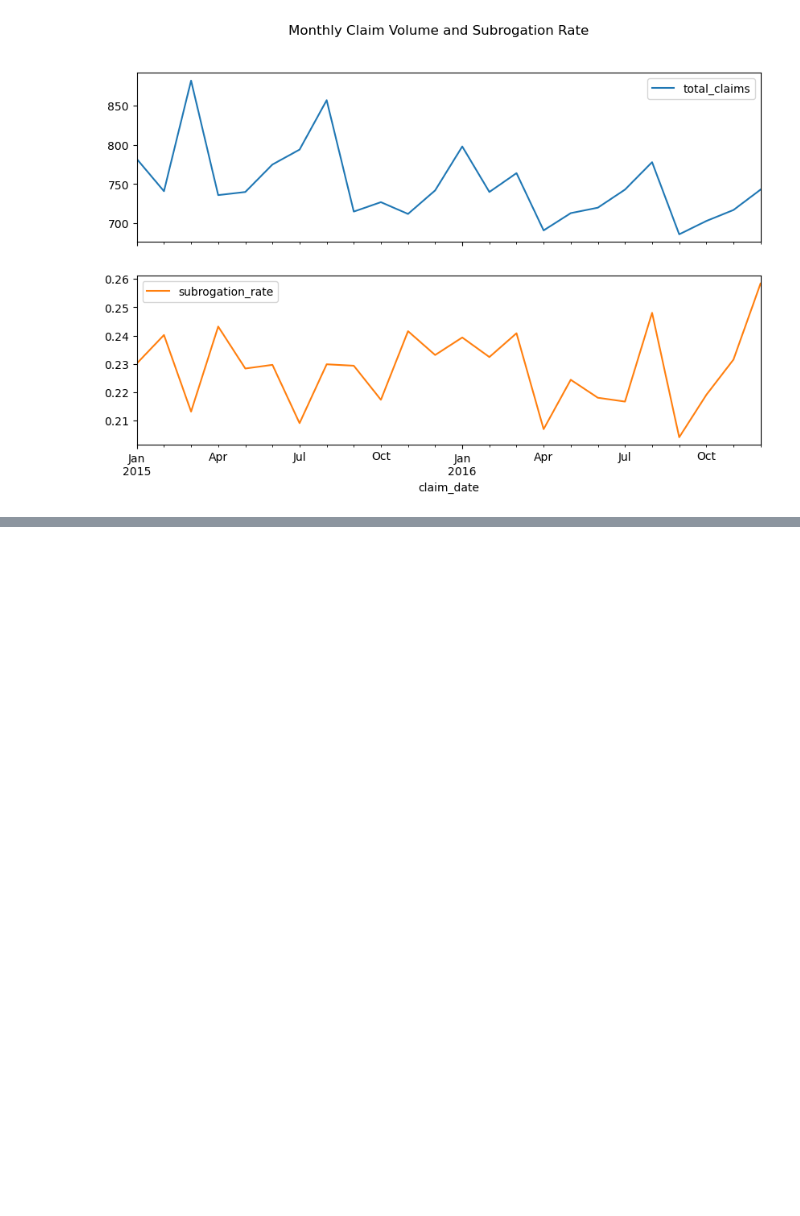
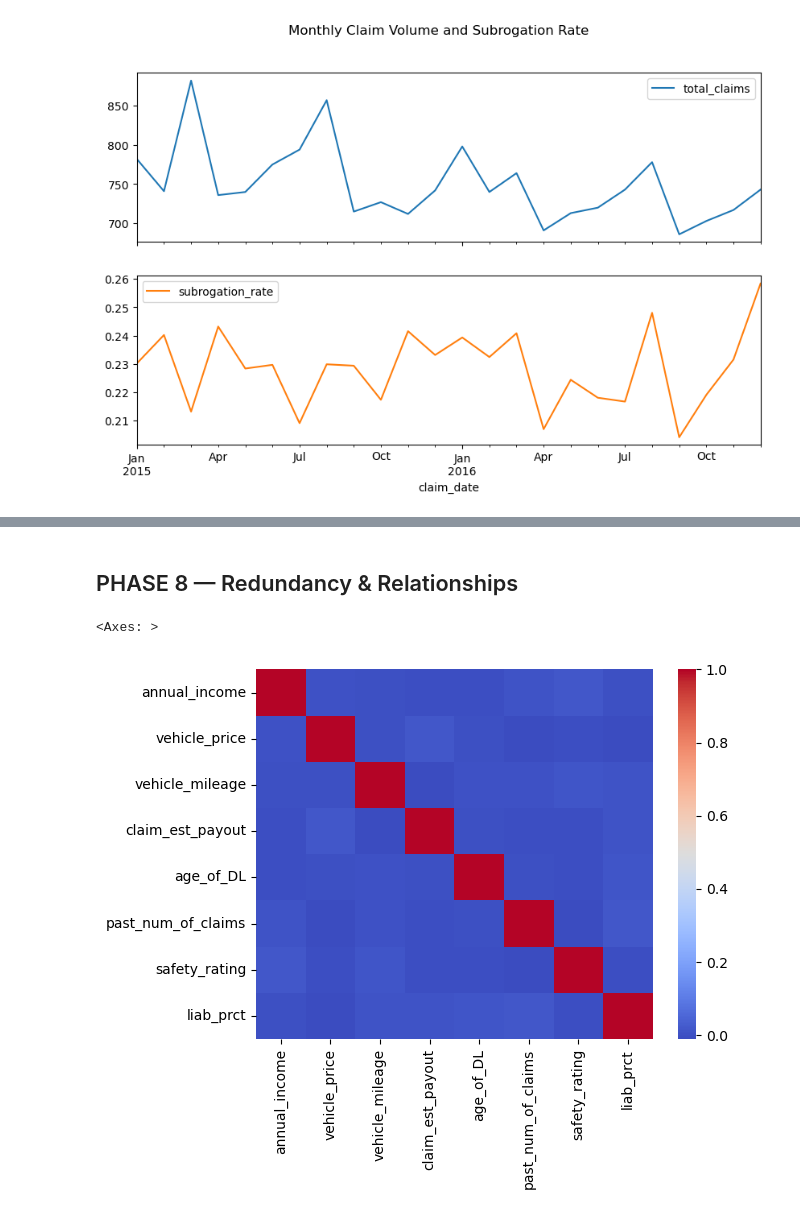
Before and after one commit to rwandashi/insurance-subrogation-prediction, a Jupyter notebook: notebooks/01_eda.ipynb, the cells around one changed output, grey strips where cells are left out. Cells and saved outputs as stored; diff of their text form; code cells hidden in the pictures; blank space fills up the shorter version.

```diff
--- a/notebooks/01_eda.ipynb
+++ b/notebooks/01_eda.ipynb
@@ -145,0 +578,7 @@ Exploratory analysis shows that liability percentage is the strongest numerical
+# %% [markdown]
+## PHASE 8 — Redundancy & Relationships
+# %%
+sns.heatmap(df[continuous_vars].corr(), cmap="coolwarm")
+# %% [output]
+<Axes: >
+[figure, added]
```
Also changed, not shown: parts of 56 cells of this notebook, 1 other file.
